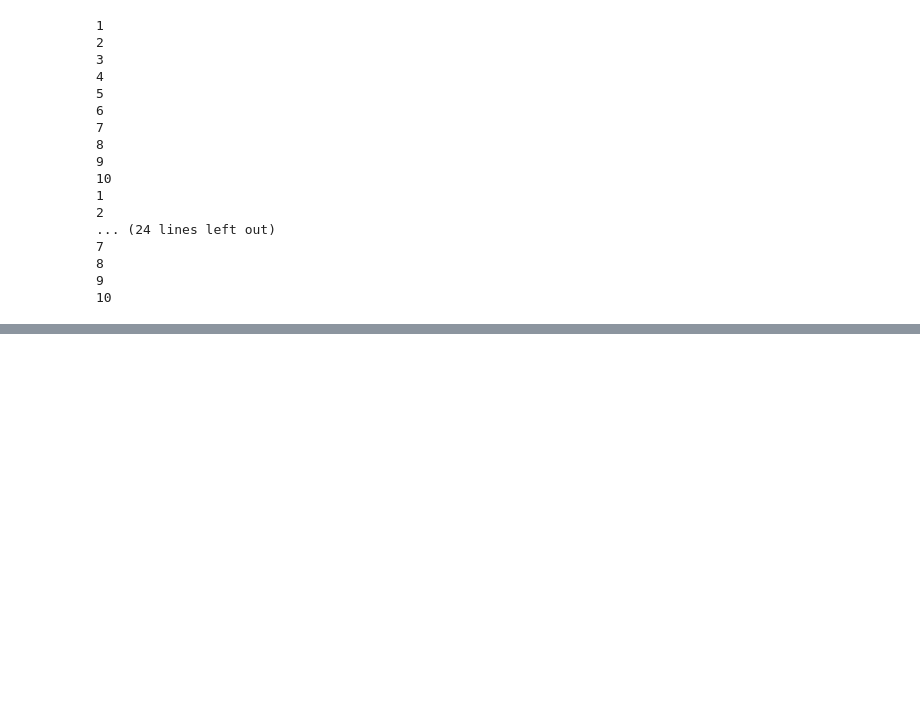
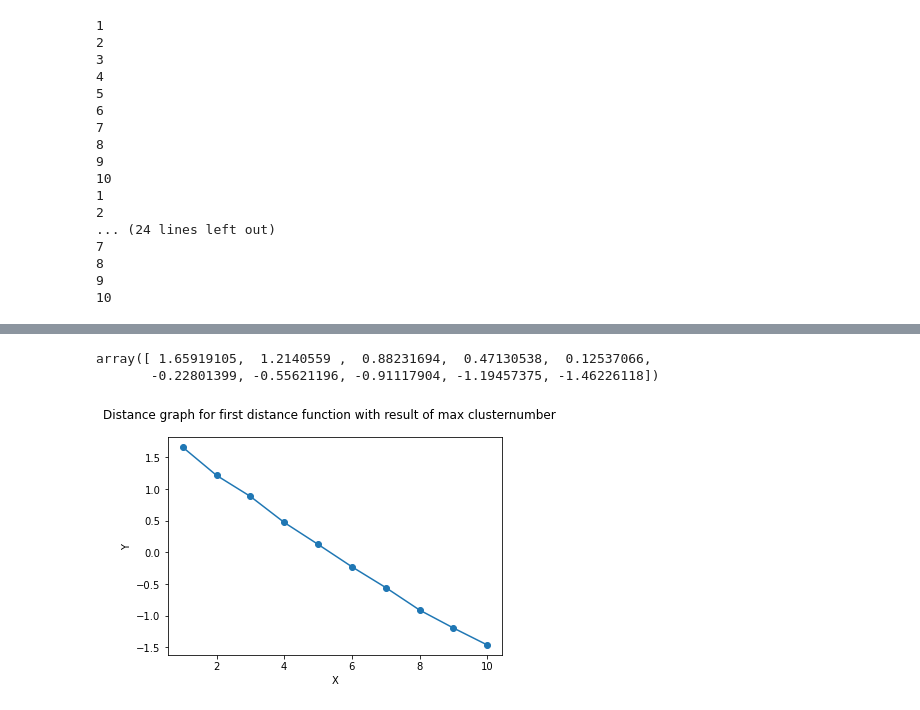
Before and after one commit to FlorianTh2/BMA-StrategyDevelopment, a Jupyter notebook: external_analysis/comparisonDistanceMesasure.ipynb, the cells around one changed output, grey strips where cells are left out. Cells and saved outputs as stored; diff of their text form; code cells hidden in the pictures; blank space fills up the shorter version.

```diff
--- a/external_analysis/comparisonDistanceMesasure.ipynb
+++ b/external_analysis/comparisonDistanceMesasure.ipynb
@@ -517,0 +518,27 @@ ax.scatter(centroids_transformed[:,0],centroids_transformed[:,1], c='black', s=2
+# %%
+clusterResultStore = distanceFunctionClusterResult[0]
+clusterResult = clusterResultStore[len(clusterResultStore)-1]
+raw_input = [a["inertia"] for a in clusterResultStore]
+dataTmp = np.array(raw_input).reshape(-1,1)
+
+
+scaler = StandardScaler()
+scaler.fit(dataTmp)
+normalizedData = scaler.transform(dataTmp)
+normalizedDataNumpy = np.array(normalizedData).reshape(-1)
+# %%
+normalizedDataNumpy
+# %% [output]
+array([ 1.65919105,  1.2140559 ,  0.88231694,  0.47130538,  0.12537066,
+       -0.22801399, -0.55621196, -0.91117904, -1.19457375, -1.46226118])
+# %%
+fig = plt.figure()
+fig.suptitle('Distance graph for first distance function with result of max clusternumber')
+ax = fig.add_subplot(1,1,1)
+ax.set_xlabel('X')
+ax.set_ylabel('Y')
+ax.scatter(clusterList,normalizedDataNumpy)
+plt.plot(clusterList, normalizedDataNumpy)
+plt.savefig('ellbowcurve.pdf')
+# %% [output]
+[figure, added]
```
Also changed, not shown: parts of 10 cells of this notebook, 22 other files.
